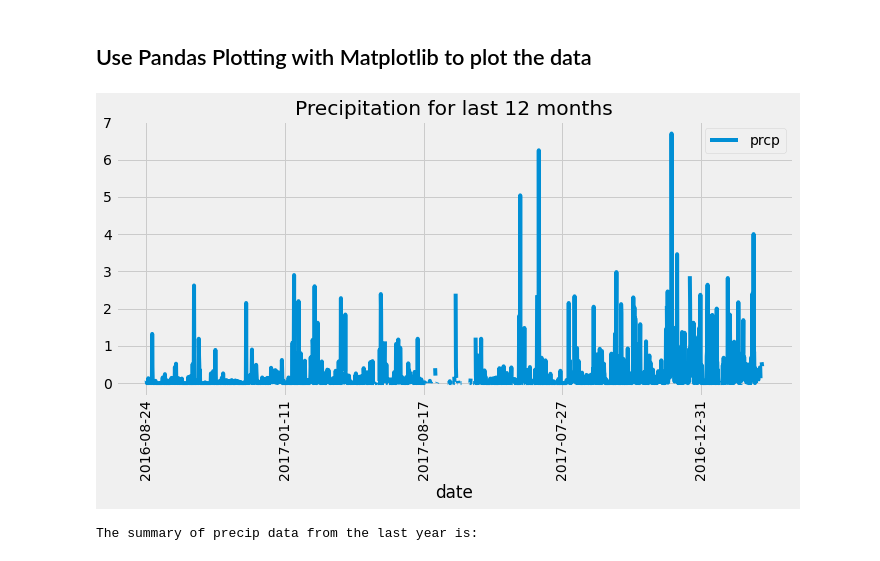
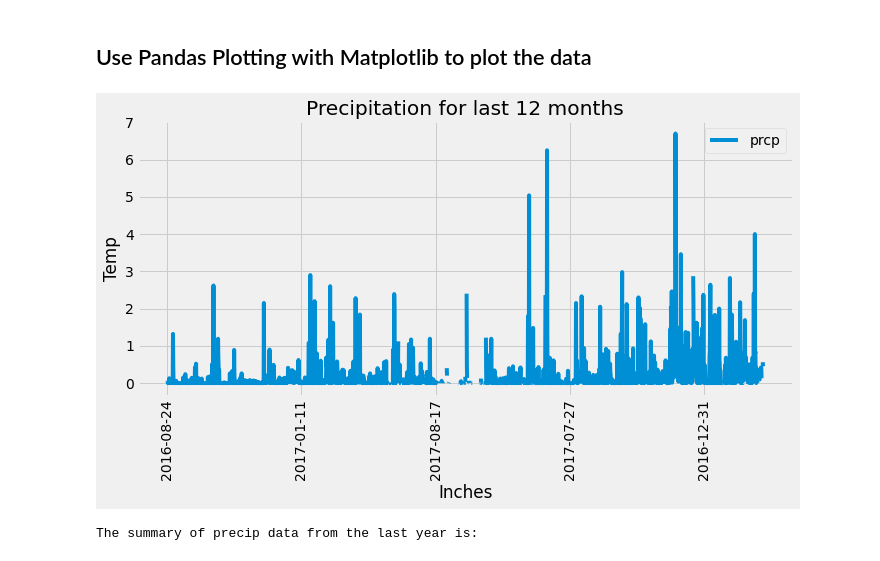
Before and after one commit to Yanwho/sqlalchemy-challenge, a Jupyter notebook: climate_starter.ipynb, the cells around one changed output. Cells and saved outputs as stored; diff of their text form; code cells hidden in the pictures.

```diff
--- a/climate_starter.ipynb
+++ b/climate_starter.ipynb
@@ -163,11 +163,13 @@ This dataframe includes the last year of data from via single line query:
 ## Use Pandas Plotting with Matplotlib to plot the data
 # %%
 prcp_data_df.plot("date", "prcp", rot=90, figsize=(10,6), title="Precipitation for last 12 months")
-
+plt.xticks()
+plt.xlabel("Inches")
+plt.ylabel("Temp")
 plt.tight_layout()
 plt.savefig("images/12_mo_prcp.png")
 # %% [output]
-[figure, old version]
+[figure, new version]
 # %%
 # Use Pandas to calcualte the summary statistics for the precipitation data
 prcp_summary = prcp_data_df[["prcp"]].describe()
```
Also changed, not shown: parts of 2 cells of this notebook, 1 other file.
